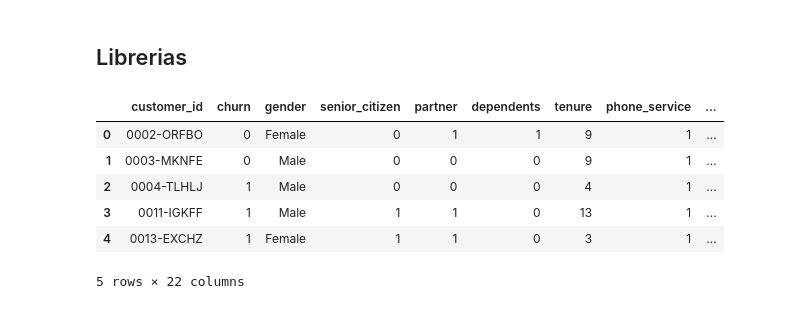
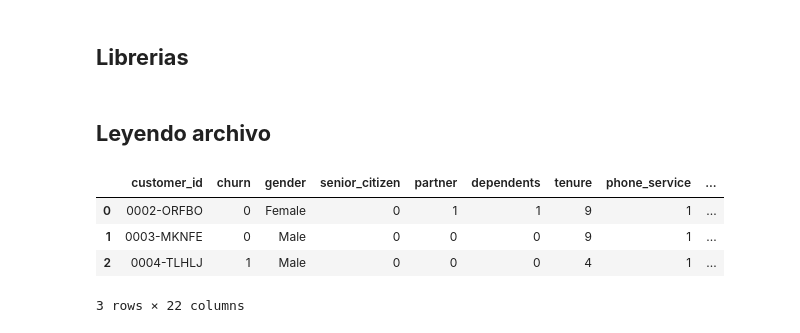
Before and after one commit to ECastro08/challenge_telecomX_2, a Jupyter notebook: Challenge_2_telecomX.ipynb, the cells around one changed output. Drawn from its saved outputs; the diff is of its cells as text; code cells hidden in the pictures.

```diff
--- a/Challenge_2_telecomX.ipynb
+++ b/Challenge_2_telecomX.ipynb
@@ -1,7 +1,7 @@
 # %% [markdown]
 <a href="https://colab.research.google.com/github/ECastro08/challenge_telecomX_2/blob/main/Challenge_2_telecomX.ipynb" target="_parent"><img src="https://colab.research.google.com/assets/colab-badge.svg" alt="Open In Colab"/></a>
 # %% [markdown]
-## Librerias
+## **Librerias**
 # %%
 import pandas as pd
 import matplotlib.pyplot as plt
@@ -9,13 +8,13 @@ import plotly.express as px
+# %% [markdown]
+## **Leyendo archivo**
 # %%
 data_source = '/content/df_telecom.csv'
 data = pd.read_csv(data_source)
 # %%
-data.head()
+data.head(3)
 # %% [output]
 |  | customer_id | churn | gender | senior_citizen | partner | dependents | tenure | phone_service | ... |
 | 0 | 0002-ORFBO | 0 | Female | 0 | 1 | 1 | 9 | 1 | ... |
 | 1 | 0003-MKNFE | 0 | Male | 0 | 0 | 0 | 9 | 1 | ... |
 | 2 | 0004-TLHLJ | 1 | Male | 0 | 0 | 0 | 4 | 1 | ... |
-| 3 | 0011-IGKFF | 1 | Male | 1 | 1 | 0 | 13 | 1 | ... |
-| 4 | 0013-EXCHZ | 1 | Female | 1 | 1 | 0 | 3 | 1 | ... |
-5 rows × 22 columns
+3 rows × 22 columns
```
Also changed, not shown: parts of 42 cells of this notebook.
